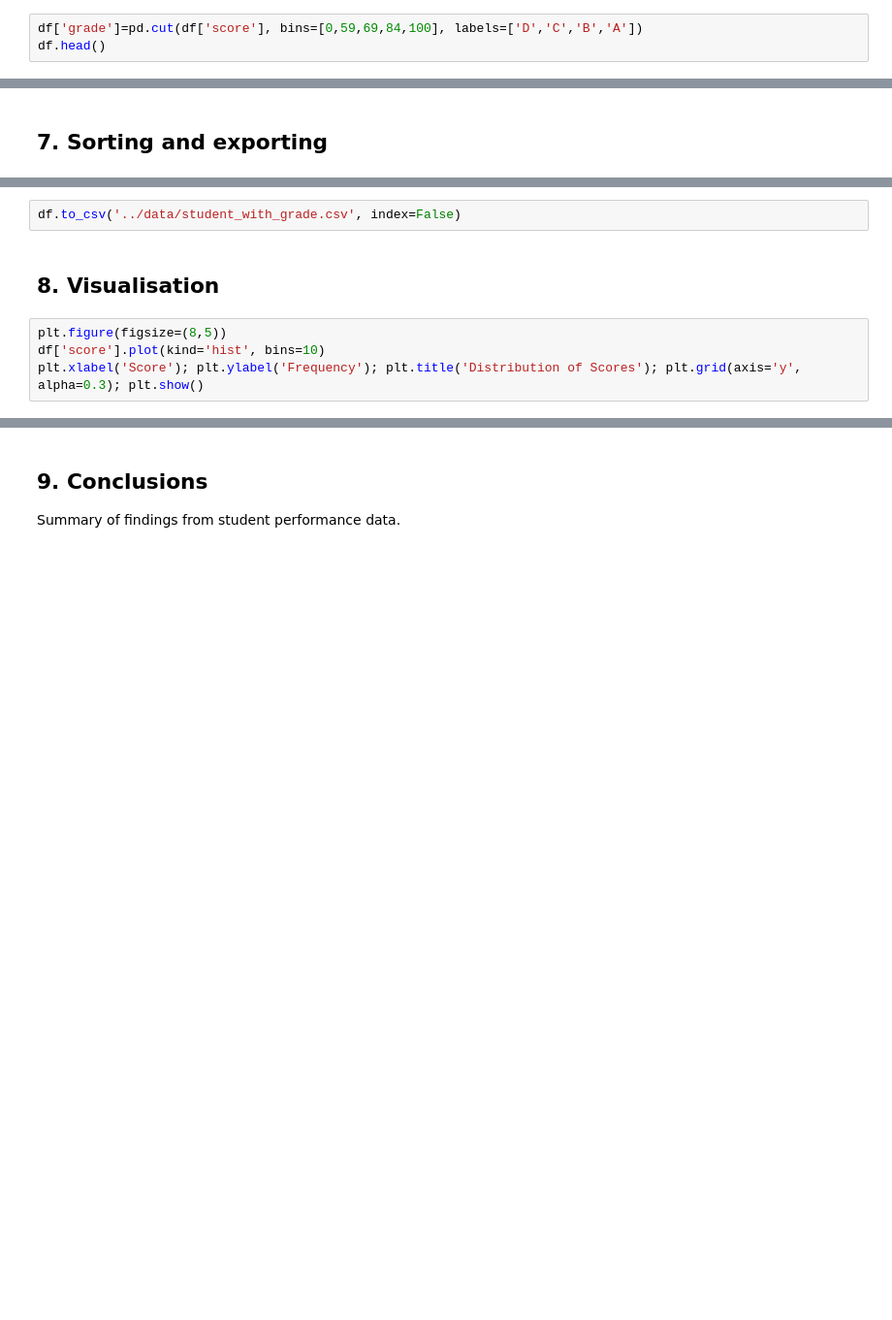
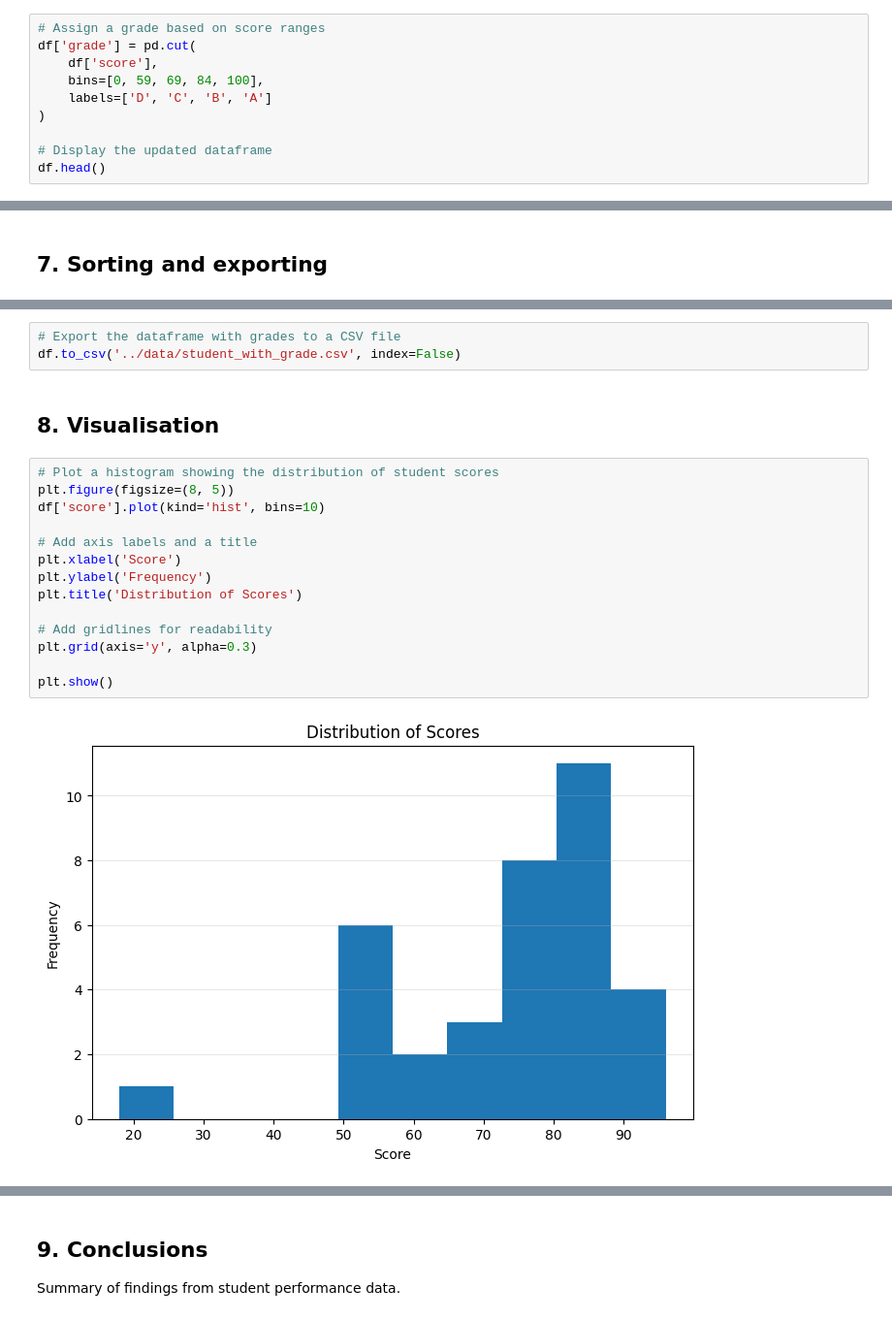
Before and after one commit to Shawryfall/python-data-analysis-bootcamp, a Jupyter notebook: notebooks/02_student_data_analysis.ipynb, the cells around one changed output, grey strips where cells are left out. Shown: that part at 97% size. Saved outputs shown, nothing was run; the diff lists cells and outputs as text; blank space fills up the shorter version.

Commit message:
Add files via upload
update student analysis, comments and corrections added

```diff
--- a/notebooks/02_student_data_analysis.ipynb
+++ b/notebooks/02_student_data_analysis.ipynb
@@ -57,3 +214,10 @@ df.pivot_table(values='score', index='class', columns='gender')
 # %%
-df['grade']=pd.cut(df['score'], bins=[0,59,69,84,100], labels=['D','C','B','A'])
+# Assign a grade based on score ranges
+df['grade'] = pd.cut(
+    df['score'],
+    bins=[0, 59, 69, 84, 100],
+    labels=['D', 'C', 'B', 'A']
+)
+
+# Display the updated dataframe
 df.head()
@@ -65,8 +246,21 @@ df_sorted.head()
 # %%
+# Export the dataframe with grades to a CSV file
 df.to_csv('../data/student_with_grade.csv', index=False)
 # %% [markdown]
 ## 8. Visualisation
 # %%
-plt.figure(figsize=(8,5))
+# Plot a histogram showing the distribution of student scores
+plt.figure(figsize=(8, 5))
 df['score'].plot(kind='hist', bins=10)
-plt.xlabel('Score'); plt.ylabel('Frequency'); plt.title('Distribution of Scores'); plt.grid(axis='y', alpha=0.3); plt.show()
+
+# Add axis labels and a title
+plt.xlabel('Score')
+plt.ylabel('Frequency')
+plt.title('Distribution of Scores')
+
+# Add gridlines for readability
+plt.grid(axis='y', alpha=0.3)
+
+plt.show()
+# %% [output]
+[figure, added]
```
Also changed, not shown: parts of 19 cells of this notebook.
